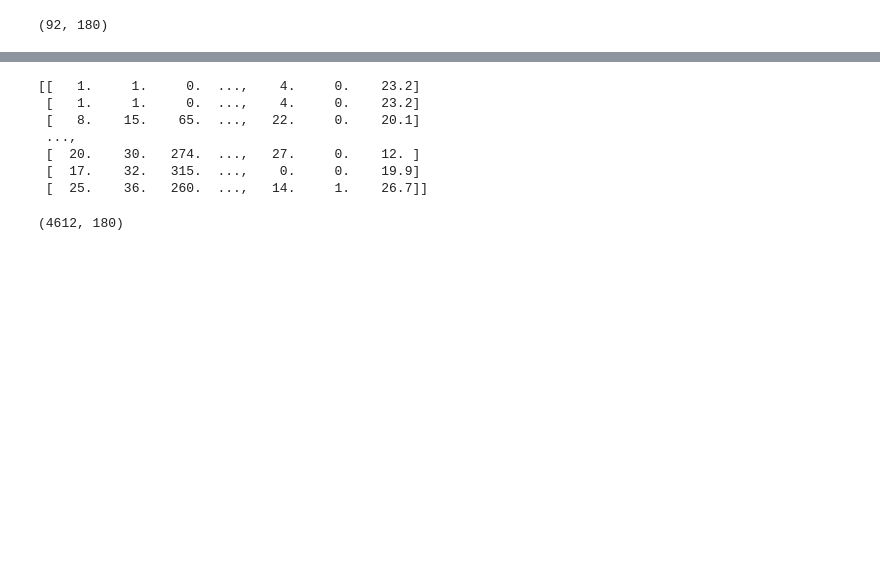
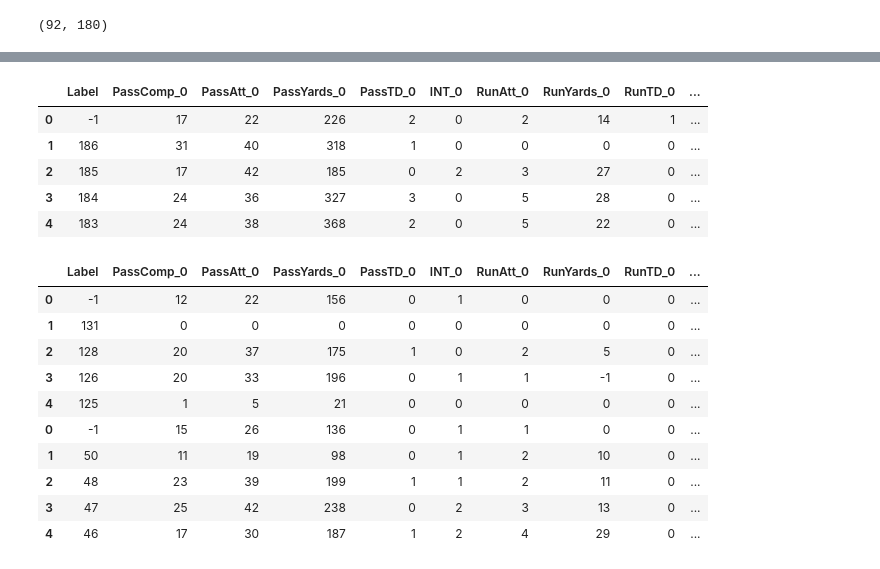
Before and after one commit to keithdlandry/player_stats, a Jupyter notebook: notebooks/gbg_proj.ipynb, the cells around one changed output, grey strips where cells are left out. Cells and saved outputs as stored; diff of their text form; code cells hidden in the pictures; blank space fills up the shorter version.

Commit message:
gbg training labels in notebook

```diff
--- a/notebooks/gbg_proj.ipynb
+++ b/notebooks/gbg_proj.ipynb
@@ -150,15 +150,29 @@ len(data_feat)/(nfeat*20)
 def make_game_data(df):
     df = df.sort(columns='WeekID', ascending=False)
     df.reset_index(drop=True, inplace=True)
-    arr = np.array(df.drop(['Name', 'Team', 'Games', 'Season', 'Week', 'WeekID', 'FFPPG'], axis=1))
+    arr = np.array(df.drop(['Name', 'Team', 'Games', 'Season', 'Week', 'FFPPG'], axis=1))
     tot_games,nfeat = arr.shape
     windowlen = 20*nfeat
     flat = arr.flatten()
 
-    data_feat = flat[:windowlen]
+    label = np.array([-1])
+    data_feat = np.concatenate([label, flat[:windowlen]], axis=1)
 
     for i in range(tot_games - windowlen/nfeat + 1):
+        if i==0:
+            continue
         index = i*nfeat
-        data_feat = np.vstack([data_feat, flat[index:index+windowlen]])
+        if (index - 1) >= 0 :
+            label = flat[index - 1]
+        else:
+            label = np.array([-1])
+        row = np.hstack([label, flat[index:index+windowlen]])
+        data_feat = np.vstack([data_feat, row])
 
     return data_feat
+# %%
+stats_cols = temp_df.drop(['Name', 'Team', 'Games', 'Season', 'Week','FFPPG'], axis=1).columns
+game_stats_cols = []
+for i in range(20):
+    game_stats_cols = game_stats_cols + [(col + '_' + str(i)) for col in stats_cols]
+game_stats_cols
@@ -165,24 +197,37 @@ def make_game_data(df):
 # %%
 temp_df = qb_game_df[qb_game_df['Name'] == 'AaronRodgers']
 AR_data = make_game_data(temp_df)
-print(AR_data)
+AR_df = pd.DataFrame(AR_data, columns=(['Label'] + game_stats_cols))
+AR_df['Name'] = 'AaronRodgers'
+AR_df.head()
 # %% [output]
-[[   1.     1.     0.  ...,    4.     0.    23.2]
- [   1.     1.     0.  ...,    4.     0.    23.2]
- [   8.    15.    65.  ...,   22.     0.    20.1]
- ...,
- [  20.    30.   274.  ...,   27.     0.    12. ]
- [  17.    32.   315.  ...,    0.     0.    19.9]
- [  25.    36.   260.  ...,   14.     1.    26.7]]
+|  | Label | PassComp_0 | PassAtt_0 | PassYards_0 | PassTD_0 | INT_0 | RunAtt_0 | RunYards_0 | RunTD_0 | ... |
+| 0 | -1 | 17 | 22 | 226 | 2 | 0 | 2 | 14 | 1 | ... |
+| 1 | 186 | 31 | 40 | 318 | 1 | 0 | 0 | 0 | 0 | ... |
+| 2 | 185 | 17 | 42 | 185 | 0 | 2 | 3 | 27 | 0 | ... |
+| 3 | 184 | 24 | 36 | 327 | 3 | 0 | 5 | 28 | 0 | ... |
+| 4 | 183 | 24 | 38 | 368 | 2 | 0 | 5 | 22 | 0 | ... |
 # %%
 names = qb_game_df['Name'].unique()
 data_list = []
 for name in names:
     feat_arr = make_game_data(qb_game_df[qb_game_df.Name == name])
-    data_list.append(feat_arr)
+    feat_df = pd.DataFrame(feat_arr, columns=(['Label'] + game_stats_cols))
+    feat_df['Name'] = name
+    data_list.append(feat_df)
 
-stacked_data = np.vstack(data_list)
+stacked_data = pd.concat(data_list)
-# %%
-stacked_data.shape
-# %% [output]
-(4612, 180)
+# %%
+stacked_data.head(10)
+# %% [output]
+|  | Label | PassComp_0 | PassAtt_0 | PassYards_0 | PassTD_0 | INT_0 | RunAtt_0 | RunYards_0 | RunTD_0 | ... |
+| 0 | -1 | 12 | 22 | 156 | 0 | 1 | 0 | 0 | 0 | ... |
+| 1 | 131 | 0 | 0 | 0 | 0 | 0 | 0 | 0 | 0 | ... |
+| 2 | 128 | 20 | 37 | 175 | 1 | 0 | 2 | 5 | 0 | ... |
+| 3 | 126 | 20 | 33 | 196 | 0 | 1 | 1 | -1 | 0 | ... |
+| 4 | 125 | 1 | 5 | 21 | 0 | 0 | 0 | 0 | 0 | ... |
+| 0 | -1 | 15 | 26 | 136 | 0 | 1 | 1 | 0 | 0 | ... |
+| 1 | 50 | 11 | 19 | 98 | 0 | 1 | 2 | 10 | 0 | ... |
+| 2 | 48 | 23 | 39 | 199 | 1 | 1 | 2 | 11 | 0 | ... |
+| 3 | 47 | 25 | 42 | 238 | 0 | 2 | 3 | 13 | 0 | ... |
+| 4 | 46 | 17 | 30 | 187 | 1 | 2 | 4 | 29 | 0 | ... |
```
Also changed, not shown: parts of 4 cells of this notebook.
